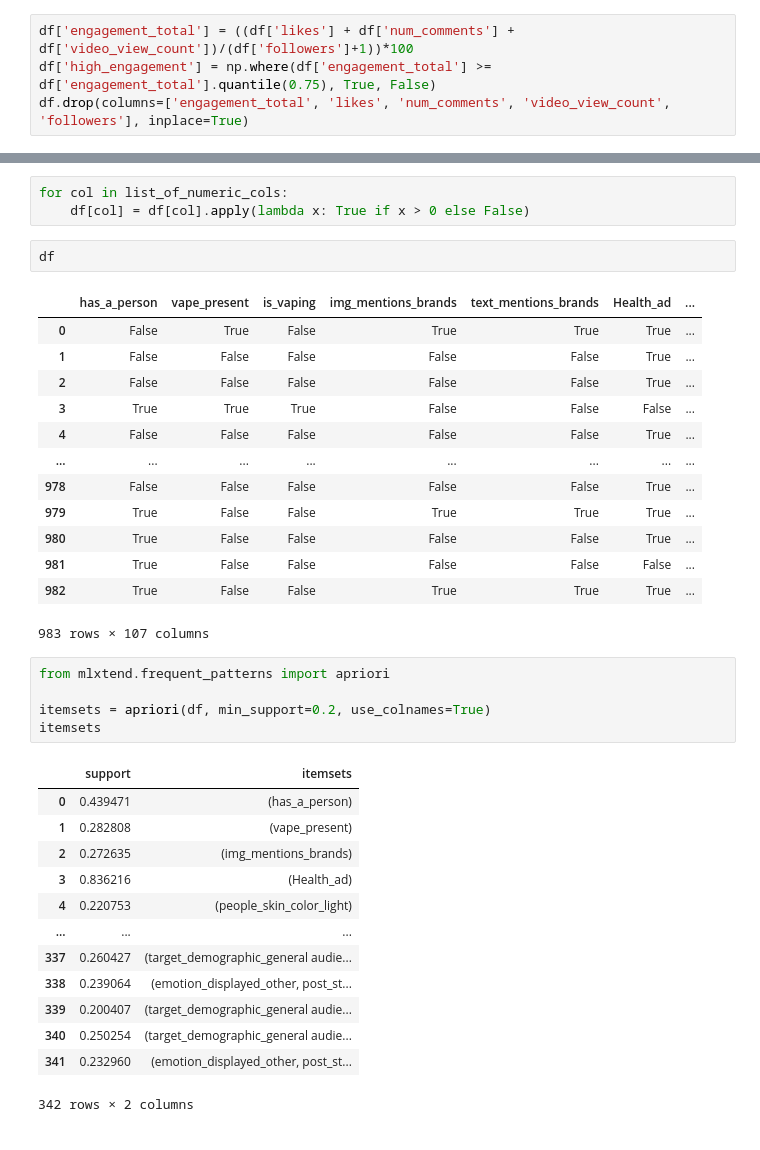
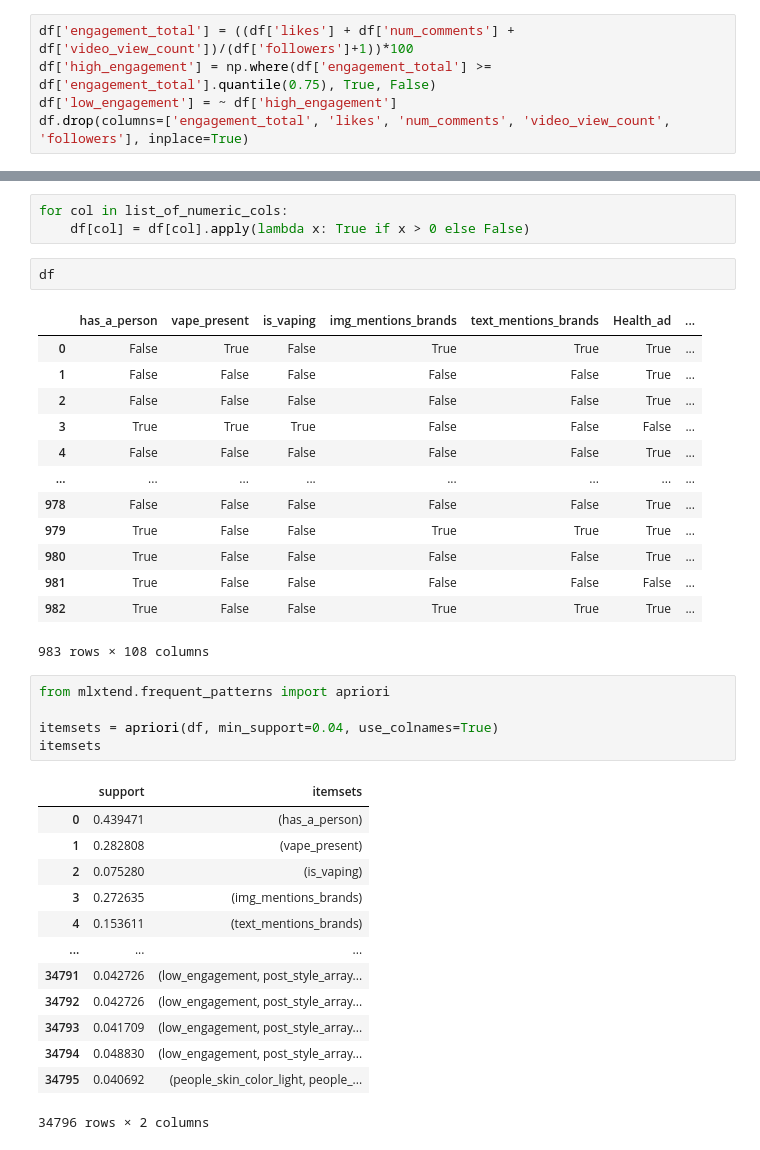
Before and after one commit to Patrick448/Data-Mining, a Jupyter notebook: 3-association-rules/association-rules.ipynb, the cells around one changed output, grey strips where cells are left out. Drawn from its saved outputs; the diff is of its cells as text.

```diff
--- a/3-association-rules/association-rules.ipynb
+++ b/3-association-rules/association-rules.ipynb
@@ -131,6 +131,7 @@ Length: 110, dtype: object
 # %%
 df['engagement_total'] = ((df['likes'] + df['num_comments'] + df['video_view_count'])/(df['followers']+1))*100
 df['high_engagement'] = np.where(df['engagement_total'] >= df['engagement_total'].quantile(0.75), True, False)
+df['low_engagement'] = ~ df['high_engagement']
 df.drop(columns=['engagement_total', 'likes', 'num_comments', 'video_view_count', 'followers'], inplace=True)
 # %%
 
@@ -207,23 +208,23 @@ df
 | 980 | True | False | False | False | False | True | ... |
 | 981 | True | False | False | False | False | False | ... |
 | 982 | True | False | False | True | True | True | ... |
-983 rows × 107 columns
+983 rows × 108 columns
 # %%
 from mlxtend.frequent_patterns import apriori
 
-itemsets = apriori(df, min_support=0.2, use_colnames=True)
+itemsets = apriori(df, min_support=0.04, use_colnames=True)
 itemsets
 # %% [output]
 |  | support | itemsets |
 | 0 | 0.439471 | (has_a_person) |
 | 1 | 0.282808 | (vape_present) |
-| 2 | 0.272635 | (img_mentions_brands) |
-| 3 | 0.836216 | (Health_ad) |
-| 4 | 0.220753 | (people_skin_color_light) |
+| 2 | 0.075280 | (is_vaping) |
+| 3 | 0.272635 | (img_mentions_brands) |
+| 4 | 0.153611 | (text_mentions_brands) |
 | ... | ... | ... |
-| 337 | 0.260427 | (target_demographic_general audie... |
-| 338 | 0.239064 | (emotion_displayed_other, post_st... |
-| 339 | 0.200407 | (target_demographic_general audie... |
-| 340 | 0.250254 | (target_demographic_general audie... |
-| 341 | 0.232960 | (emotion_displayed_other, post_st... |
+| 34791 | 0.042726 | (low_engagement, post_style_array... |
+| 34792 | 0.042726 | (low_engagement, post_style_array... |
+| 34793 | 0.041709 | (low_engagement, post_style_array... |
+| 34794 | 0.048830 | (low_engagement, post_style_array... |
+| 34795 | 0.040692 | (people_skin_color_light, people_... |
-342 rows × 2 columns
+34796 rows × 2 columns
```
Also changed, not shown: parts of 3 cells of this notebook.
